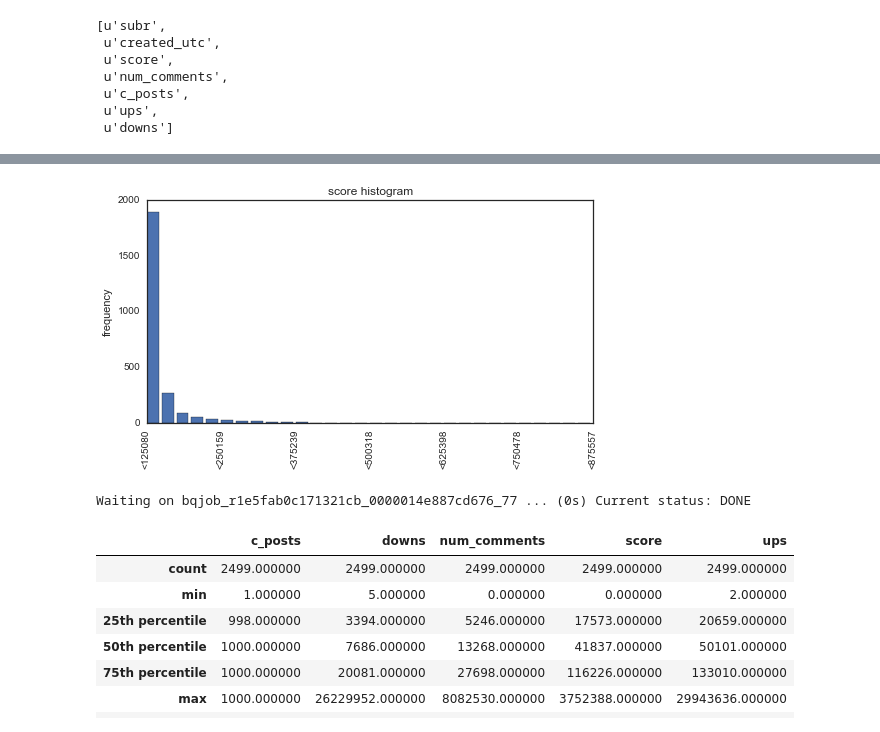
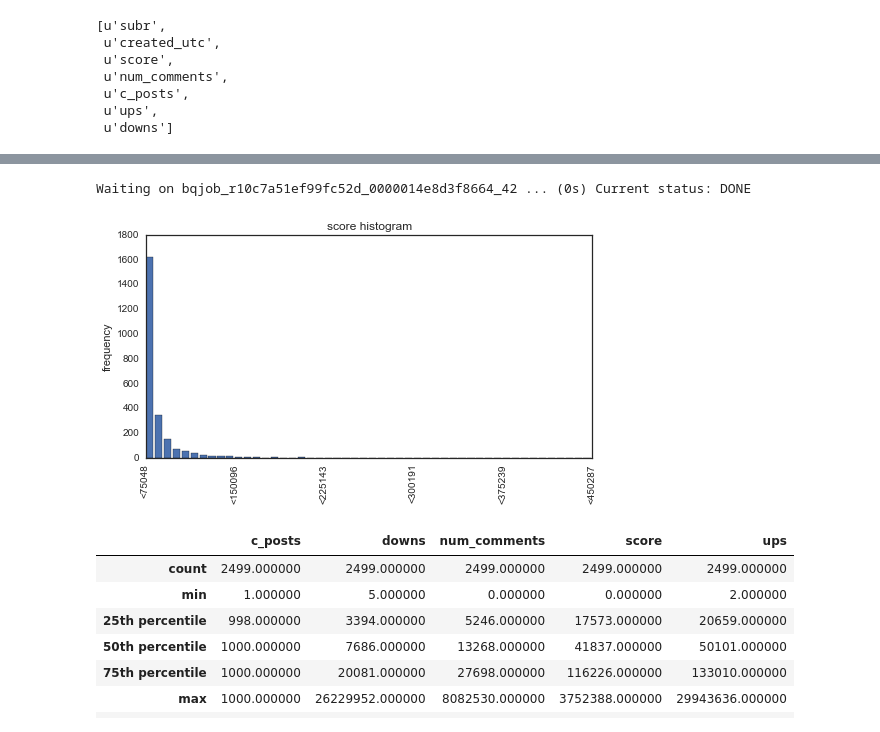
Before and after one commit to askerry/bqpy, a Jupyter notebook: bq_basic_template.ipynb, the cells around one changed output, grey strips where cells are left out. Cells and saved outputs as stored; diff of their text form; code cells hidden in the pictures.

```diff
--- a/bq_basic_template.ipynb
+++ b/bq_basic_template.ipynb
@@ -195,8 +197,8 @@ SELECT c_posts, COUNT(*) count, AVG(score) score_mean , STDDEV(score) score_std
 # %%
-histdf=df1.hist('score', bins=30)
+histdf=df1.score.hist(bins=50)
 # %% [output]
+Waiting on bqjob_r10c7a51ef99fc52d_0000014e8d3f8664_42 ... (0s) Current status: DONE
-[figure, old version]
+[figure, new version]
-Waiting on bqjob_r1e5fab0c171321cb_0000014e887cd676_77 ... (0s) Current status: DONE
 # %%
 df1.describe()
 # %% [output]
```
Also changed, not shown: parts of 25 cells of this notebook, 2 other files.
